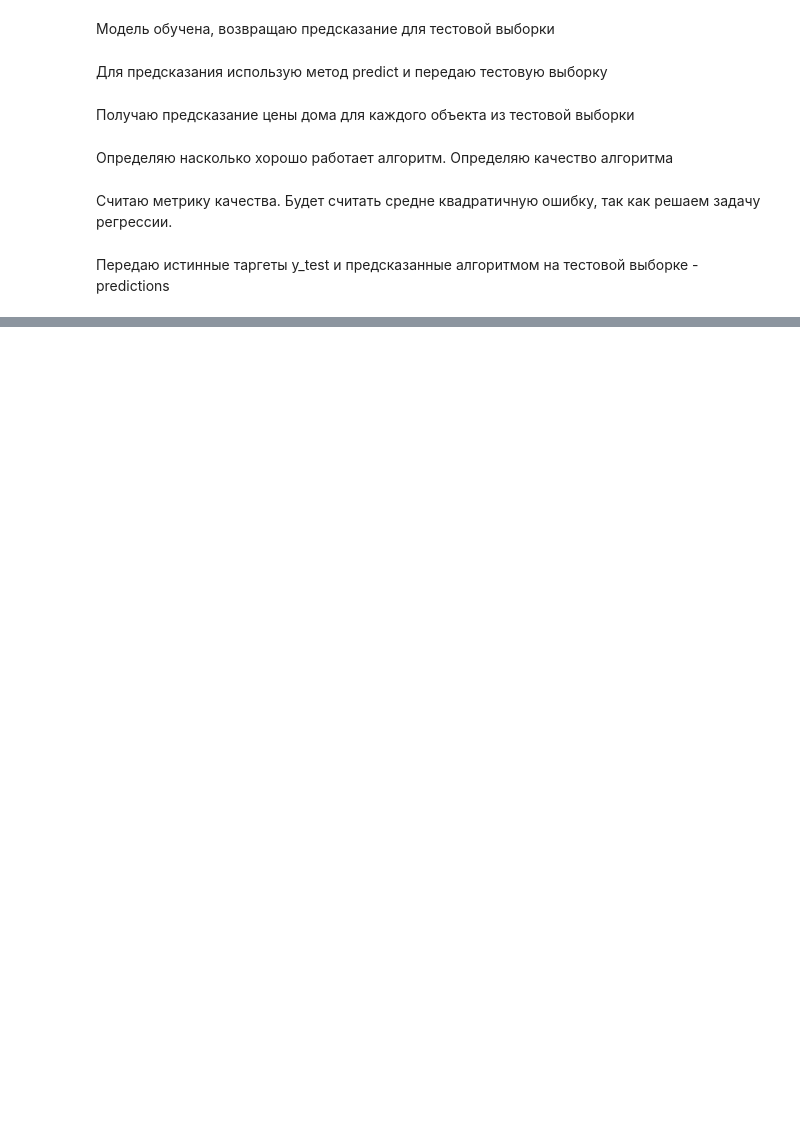
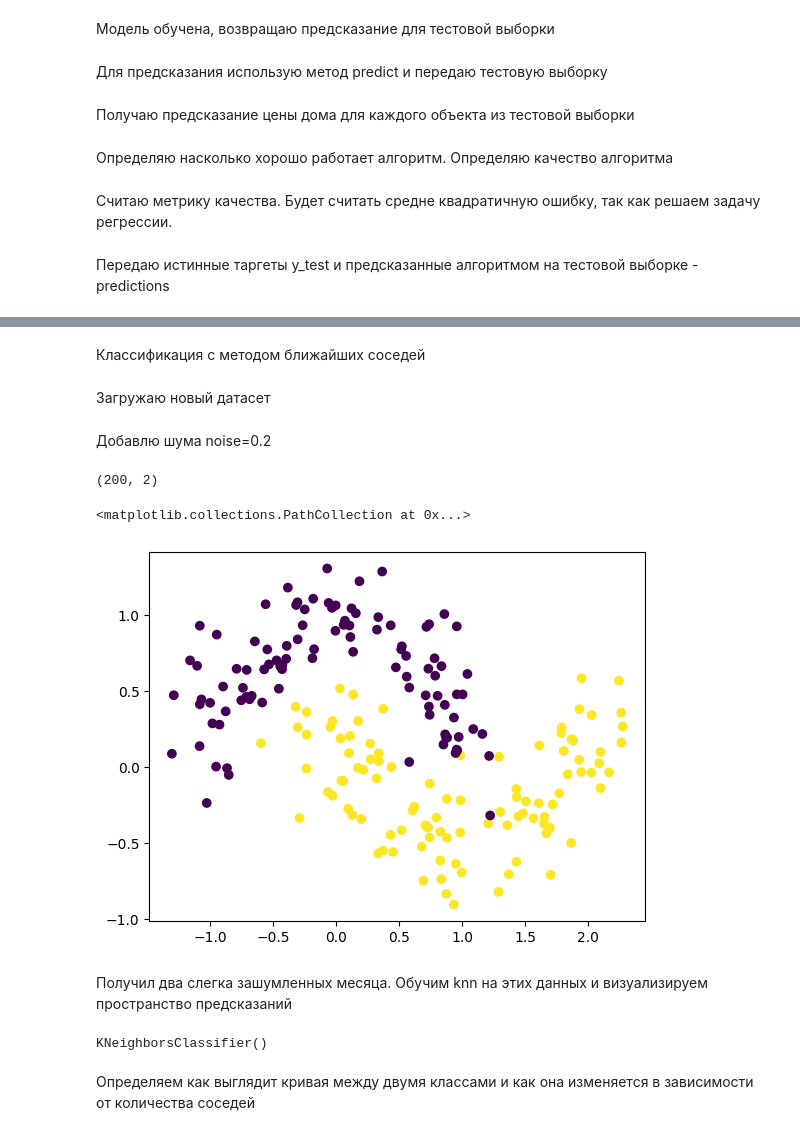
Before and after one commit to GarifullinII/CaliforniaDataAnalysis, a Jupyter notebook: california_housing_analysis.ipynb, the cells around one changed output, grey strips where cells are left out. Cells and saved outputs as stored; diff of their text form; code cells hidden in the pictures; blank space fills up the shorter version.

```diff
--- a/california_housing_analysis.ipynb
+++ b/california_housing_analysis.ipynb
@@ -128,0 +192,28 @@ mean_squared_error(y_test, predictions)
+# %% [markdown]
+Классификация с методом ближайших соседей
+# %% [markdown]
+Загружаю новый датасет
+# %% [markdown]
+Добавлю шума noise=0.2
+# %%
+from sklearn.datasets import make_moons
+X, y = make_moons(n_samples=200, noise=0.2)
+X.shape
+# %% [output]
+(200, 2)
+# %%
+plt.scatter(X[:, 0], X[:, 1], c=y)
+# %% [output]
+<matplotlib.collections.PathCollection at 0x...>
+[figure, added]
+# %% [markdown]
+Получил два слегка зашумленных месяца. Обучим knn на этих данных и визуализируем пространство предсказаний
+# %%
+from sklearn.neighbors import KNeighborsClassifier
+knn_clf = KNeighborsClassifier(n_neighbors=5)
+
+knn_clf.fit(X, y)
+# %% [output]
+KNeighborsClassifier()
+# %% [markdown]
+Определяем как выглядит кривая между двумя классами и как она изменяется в зависимости от количества соседей
```
Also changed, not shown: parts of 29 cells of this notebook.
